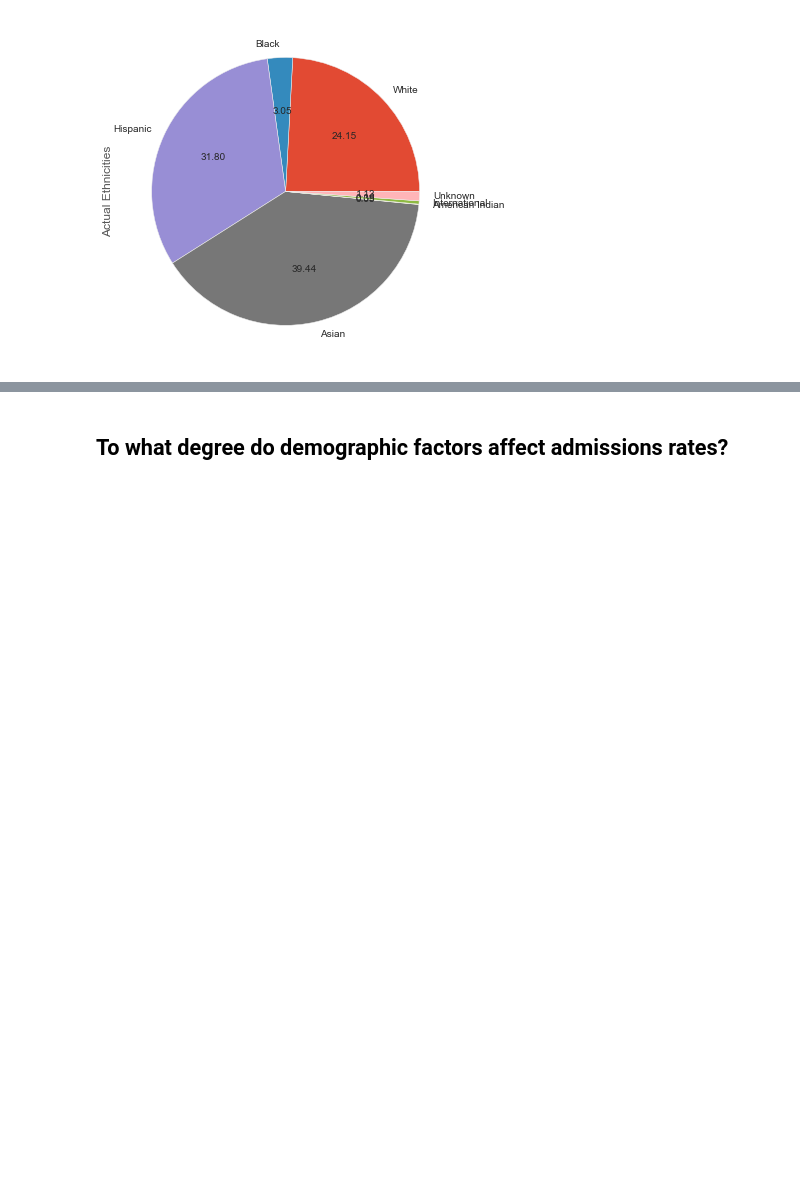
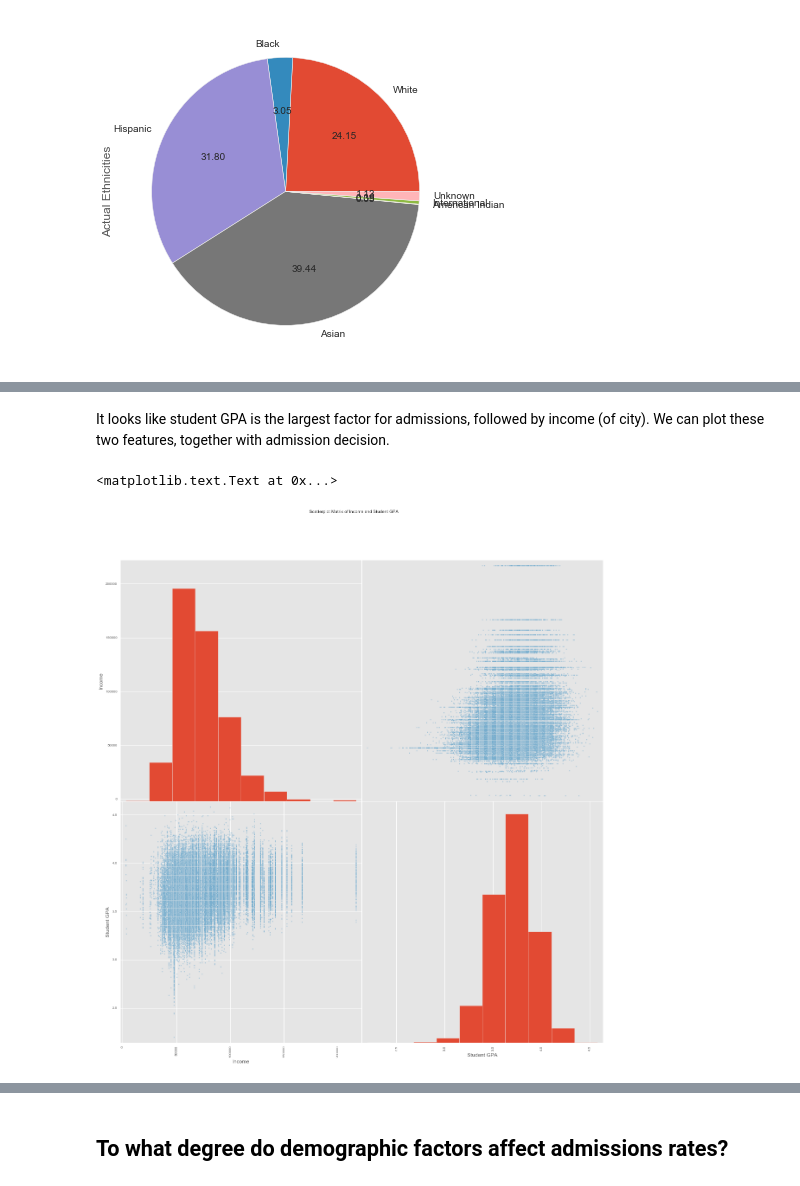
Before and after one commit to bkrakauer/UC-Admissions, a Jupyter notebook: UC Admissions Model.ipynb, the cells around one changed output, grey strips where cells are left out. Drawn from its saved outputs; the diff is of its cells as text; code cells hidden in the pictures; blank space fills up the shorter version.

```diff
--- a/UC Admissions Model.ipynb
+++ b/UC Admissions Model.ipynb
@@ -179,0 +200,12 @@ Conclusion: The simulated data looks pretty good on ethnicities, at least on fir
+# %% [markdown]
+It looks like student GPA is the largest factor for admissions, followed by income (of city). We can plot these two features, together with admission decision.
+# %%
+# Ensure that the incomes are integers
+
+students.Income = students.Income.astype('int')
+# %%
+pd.scatter_matrix(students[['Income','Student GPA']],figsize=(20,20))
+plt.suptitle('Scatterplot Matrix of Income and Student GPA')
+# %% [output]
+<matplotlib.text.Text at 0x...>
+[figure, added]
```
Also changed, not shown: parts of 88 cells of this notebook, 7 other files.
